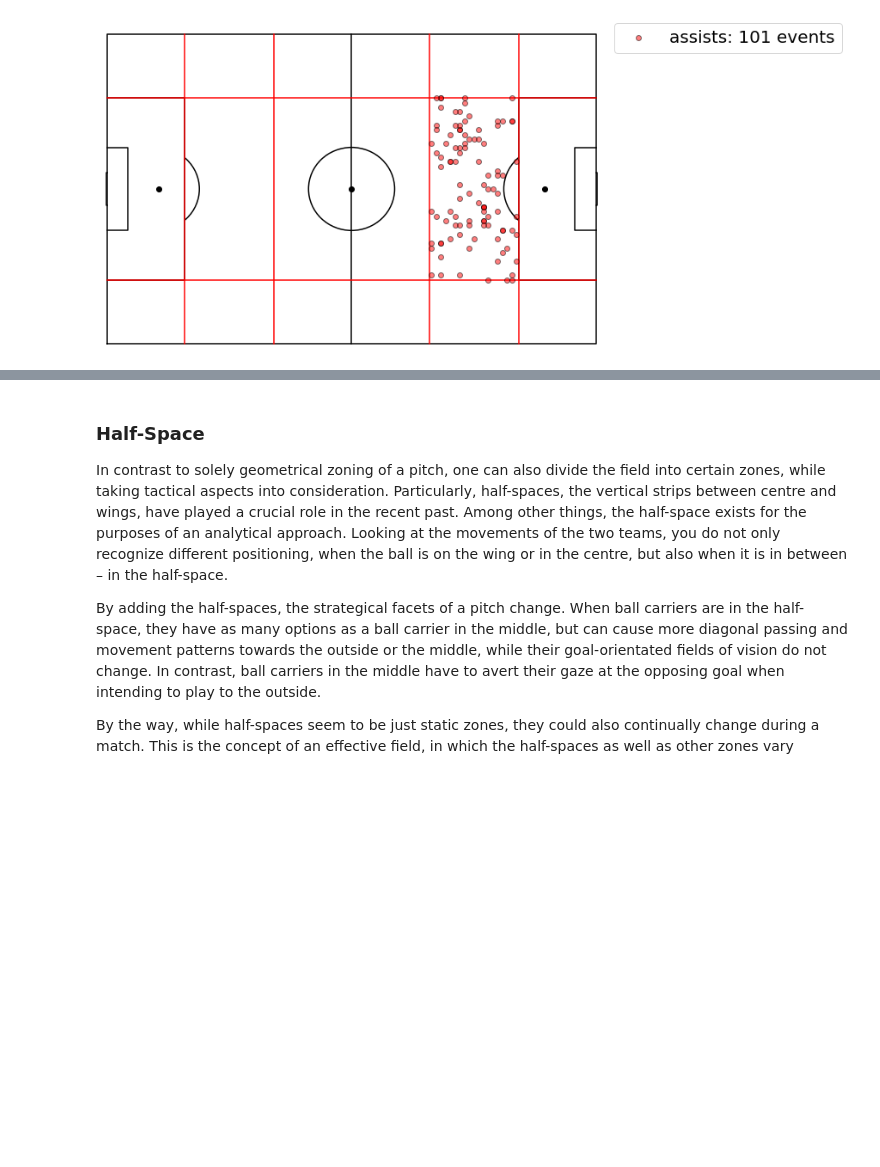
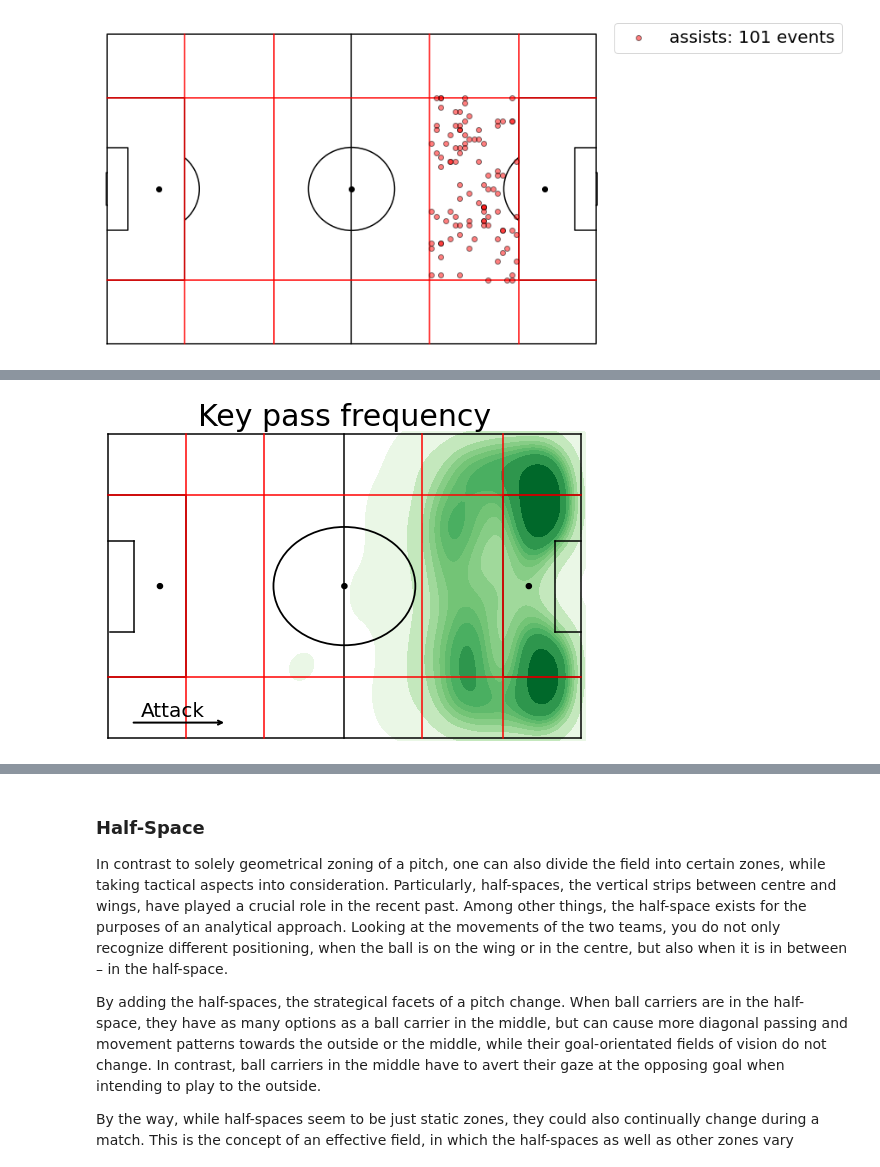
Before and after one commit to PasqualeGorrasi/Football-data, a Jupyter notebook: football data.ipynb, the cells around one changed output, grey strips where cells are left out. Cells and saved outputs as stored; diff of their text form; code cells hidden in the pictures; blank space fills up the shorter version.

```diff
--- a/football data.ipynb
+++ b/football data.ipynb
@@ -309,0 +342,13 @@ plot_kde_events_on_field(sample_size=1000)
+# %%
+#KEYPASS
+fig, ax = pitch_grid()
+sns.kdeplot(keypass_df['x_start'], keypass_df['y_start'], cmap = 'Greens', shade = True)
+
+plt.title('Key pass frequency', fontsize = 30)
+plt.xlim(-1,101)
+plt.ylim(-1,101)
+plt.axis('off')
+fig.tight_layout()
+plt.show()
+# %% [output]
+[figure, added]
```
Also changed, not shown: parts of 28 cells of this notebook.
